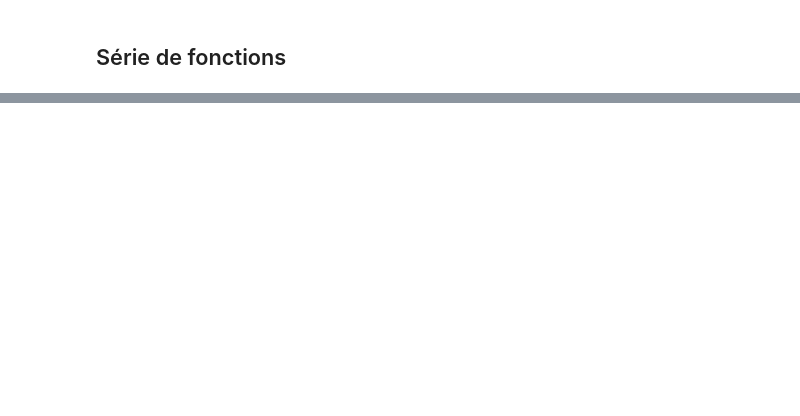
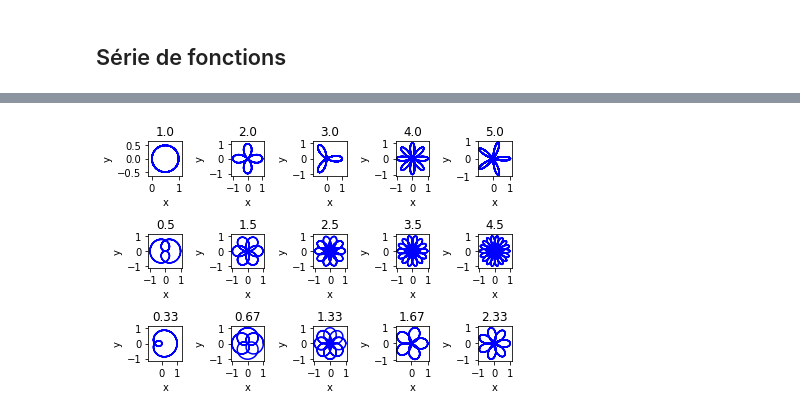
Before and after one commit to laurentwitkowski/LU2ME103, a Jupyter notebook: TP2_2019_2020.ipynb, the cells around one changed output, grey strips where cells are left out. Drawn from its saved outputs; the diff is of its cells as text; code cells hidden in the pictures; blank space fills up the shorter version.

```diff
--- a/TP2_2019_2020.ipynb
+++ b/TP2_2019_2020.ipynb
@@ -84,0 +229,29 @@ La représentation cartésienne des rosaces est définie par x=rcos(θ), y =rsin
+# %%
+# Définitions des parametres.
+n=np.array([1,2,3,4,5,1/2,3/2,5/2,7/2,9/2,1/3,2/3,4/3,5/3,7/3])
+
+# On définit le nombre de lignes et de colonnes pour le subplot
+nblig = 3
+nbcol = 5
+
+# On définit le vecteur ligne avec les angles (5 tours et 1000 points)
+theta = np.linspace(0,10*np.pi,500)
+
+for ind in range(len(n)):
+    r = np.cos(n[ind]*theta)
+    x = r*np.cos(theta)
+    y = r*np.sin(theta)
+    plt.subplot(nblig,nbcol,ind+1) # ind+1 car les numéros des sous-figures commencent à 1
+    plt.plot(x,y,'-b')
+#    axis image
+    plt.xlabel('x')
+    plt.ylabel('y')
+    plt.title(np.around(100*n[ind])/100) # Astuce pour n'afficher que
+                                         # deux chiffres apres la virgule
+    plt.axis('equal')
+    plt.tight_layout()
+
+plt.savefig('Rosaces.png')
+plt.show()
+# %% [output]
+[figure, added]
```
Also changed, not shown: parts of 12 cells of this notebook.
